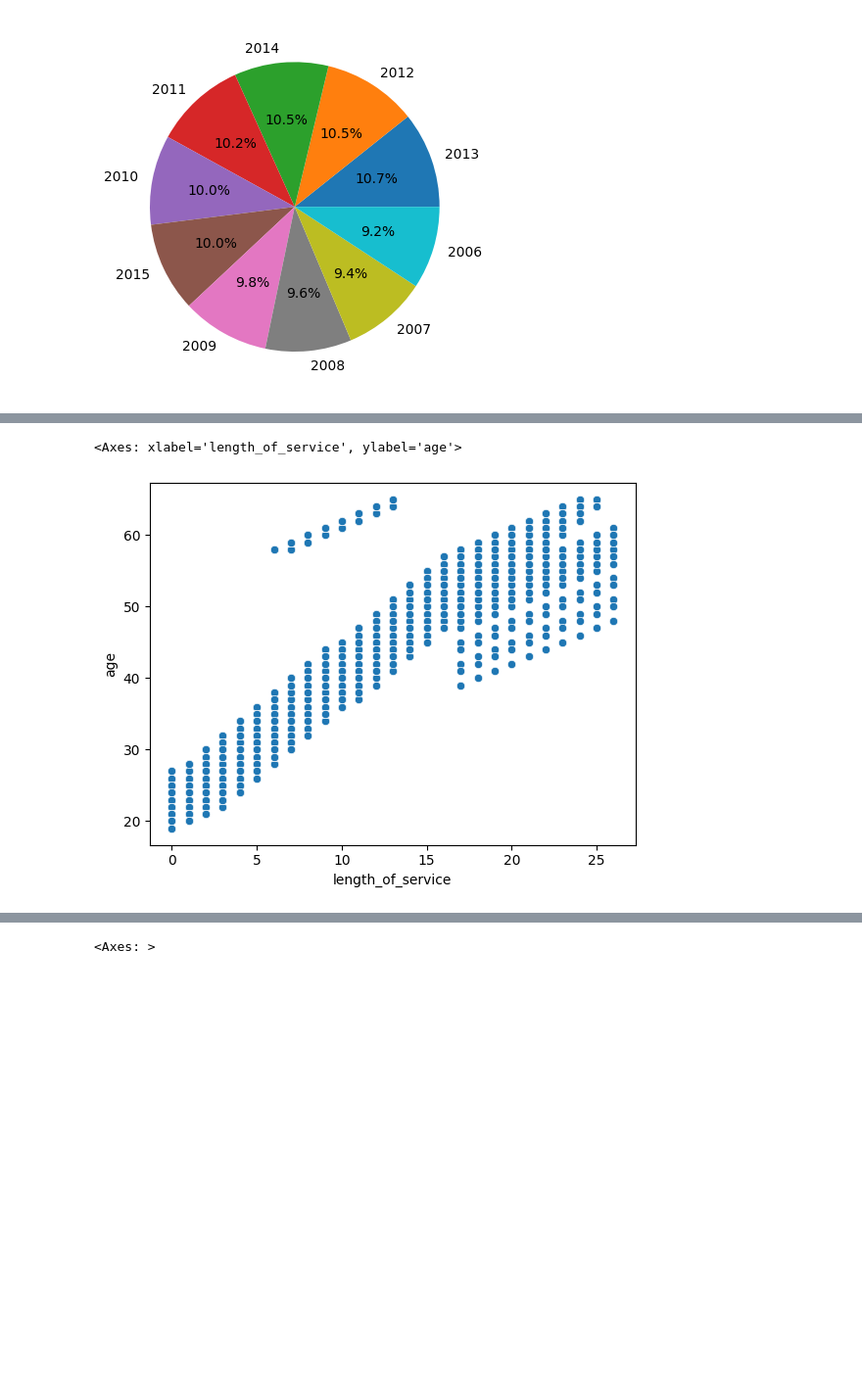
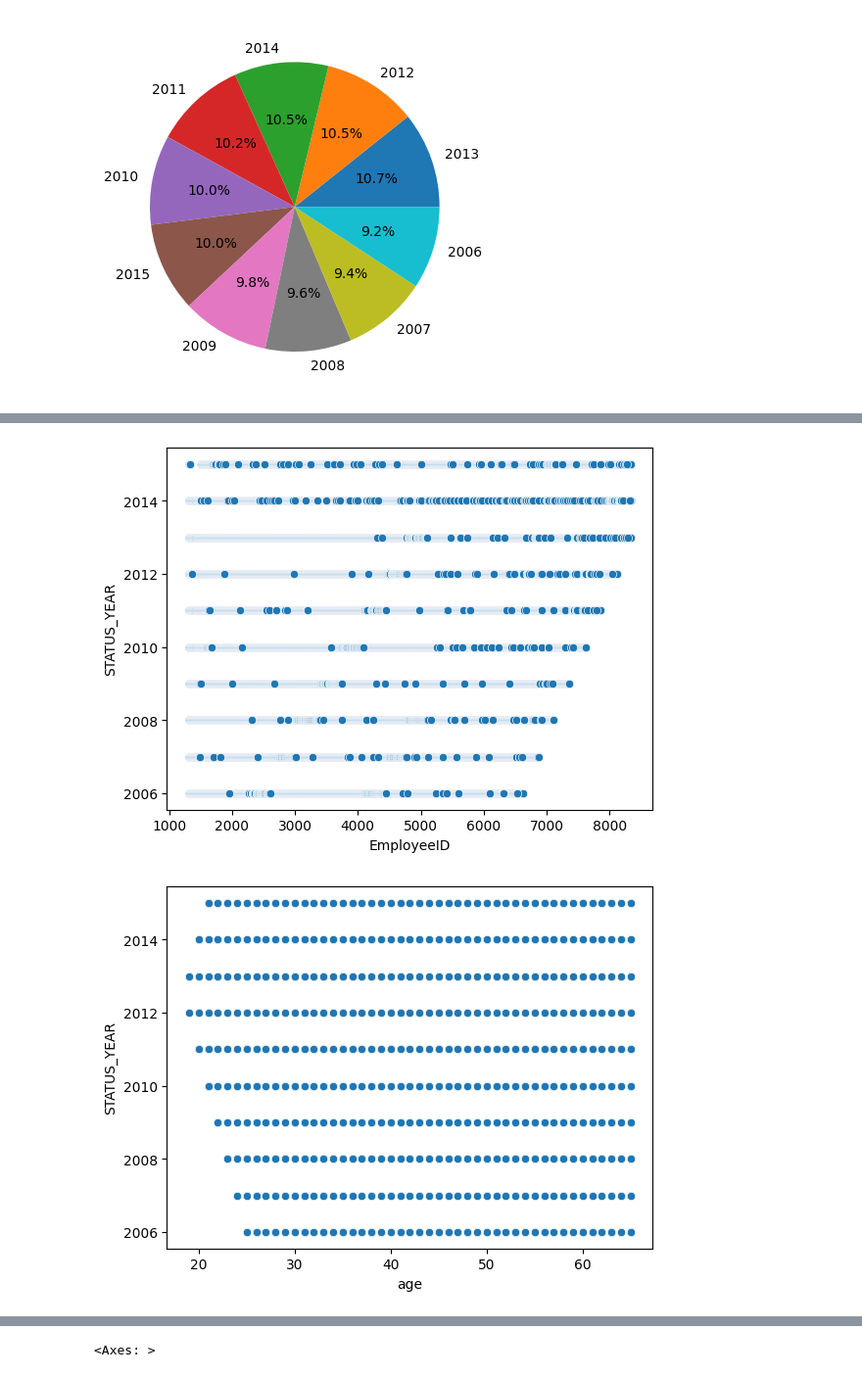
Before and after one commit to Bankasivayadav12/data_preprocessing, a Jupyter notebook: employee_datavisualization.ipynb, the cells around one changed output, grey strips where cells are left out. Shown: that part at 98% size. Cells and saved outputs as stored; diff of their text form; code cells hidden in the pictures; blank space fills up the shorter version.

```diff
--- a/employee_datavisualization.ipynb
+++ b/employee_datavisualization.ipynb
@@ -27,8 +35,14 @@ dtypes: int64(5), object(13)
 memory usage: 6.8+ MB
 # %%
 #Univariate Analysis
-#Histogram
+#1.Histogram
 #Here we’ll be performing univariate analysis on Numerical variables
 #using the histogram function.
-sns.histplot(data['age'])
+#import warnings
+#warnings.filterwarnings("ignore")
+for i in data.select_dtypes(include="int").columns:
+    sns.histplot(data=data,x=i,kde=True)
+    plt.show()
+
+#sns.histplot(data['age'],kde=True)
 # %% [output]
@@ -44,0 +67,6 @@ sns.countplot(x=data['gender_full'])
+# %%
+#box plot
+for i in data.select_dtypes(include="number").columns:
+    sns.boxplot(data=data,y=i)
+    plt.show()
+#sns.boxplot(data['EmployeeID'])
@@ -75,11 +125,16 @@ ValueError: rotation must be 'vertical', 'horizontal' or a number, not 0
 # %%
 #Numerical v/s Numerical
 #scatterplot
-sns.scatterplot(x=data['length_of_service'],y=data['age'])
+#sns.scatterplot(x=data['length_of_service'],y=data['age'])
+#data.plot(x = 'length_of_service', y = 'age', kind = 'scatter');
+#plt.show()
+for i in ['EmployeeID', 'age', 'length_of_service', 'store_name']:
+    sns.scatterplot(data=data,x=i,y='STATUS_YEAR')
+    plt.show()
 
 #It displays the age and length of service of employees in the
 #organization as we can see that younger employees have
 #less experience in terms of their length of service.
 # %% [output]
-<Axes: xlabel='length_of_service', ylabel='age'>
-[figure, old version]
+[figure, new version]
+[figure, added]
```
Also changed, not shown: parts of 14 cells of this notebook.
